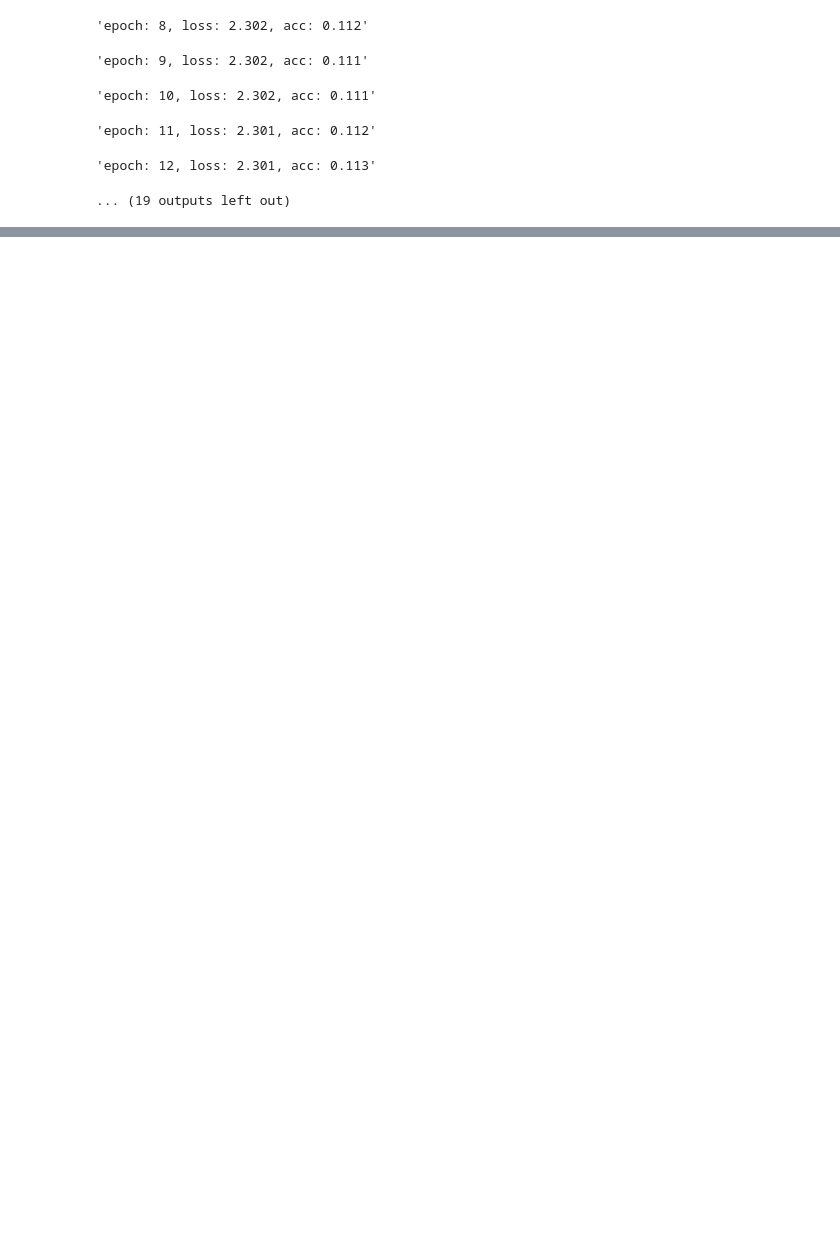
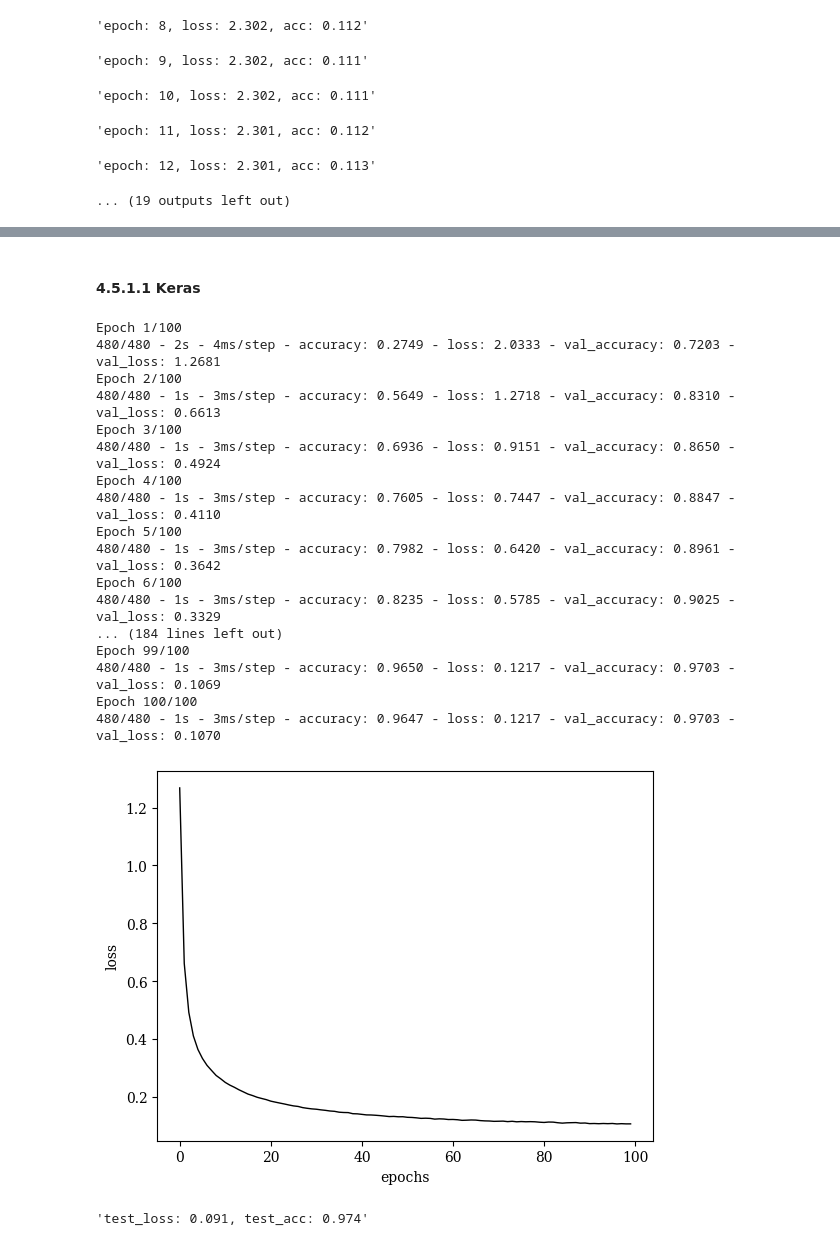
Before and after one commit to KaitoShioya/deeplearning-keras-tf2-torch, a Jupyter notebook: hunds_on/chapter4.ipynb, the cells around one changed output, grey strips where cells are left out. Cells and saved outputs as stored; diff of their text form; code cells hidden in the pictures; blank space fills up the shorter version.

```diff
--- a/hunds_on/chapter4.ipynb
+++ b/hunds_on/chapter4.ipynb
@@ -693,0 +1018,2 @@ display(f"test_loss: {test_loss:.3f}, test_acc: {test_acc:.3f}")
+# %% [markdown]
+#### 4.5.1.1 Keras
@@ -693,0 +1028,77 @@ display(f"test_loss: {test_loss:.3f}, test_acc: {test_acc:.3f}")
+# %%
+"""
+1. データの準備
+"""
+
+mnist = datasets.mnist
+(x_train, t_train), (x_test, t_test) = mnist.load_data()
+
+x_train = (x_train.reshape(-1, 784) / 225).astype(np.float32)
+x_test = (x_test.reshape(-1, 784) / 225).astype(np.float32)
+
+# 訓練データ:検証データ=8:2に分割
+x_train, x_val, t_train, t_val = train_test_split(x_train, t_train, test_size=0.2)
+
+
+"""
+2. モデルの構築
+"""
+model = Sequential()
+model.add(Dense(200, activation="relu"))
+model.add(Dropout(0.5))
+model.add(Dense(200, activation="relu"))
+model.add(Dropout(0.5))
+model.add(Dense(200, activation="relu"))
+model.add(Dropout(0.5))
+model.add(Dense(10, activation="softmax"))
+
+"""
+3. モデルの学習
+"""
+model.compile(
+    optimizer="sgd", loss="sparse_categorical_crossentropy", metrics=["accuracy"]
+)
+hist = model.fit(
+    x_train,
+    t_train,
+    epochs=100,
+    batch_size=100,
+    verbose=2,
+    validation_data=(x_val, t_val),
+)
+
+"""
+4. モデルの評価
+"""
+# 検証データの誤差の可視化
+val_loss = hist.history["val_loss"]  # 誤差の履歴
+fig = plt.figure()  # 描画領域を用意
+plt.rc("font", family="serif")  # フォント設定
+plt.plot(range(len(val_loss)), val_loss, color="black", linewidth=1)  # データの描画
+plt.xlabel("epochs")  # x軸のラベルを表示
+plt.ylabel("loss")  # y軸のラベルを表示
+plt.show()  # グラフを画面に表示
+
+# てすとデータの評価
+loss, acc = model.evaluate(x_test, t_test, verbose=0)
+display(f"test_loss: {loss:.3f}, test_acc: {acc:.3f}")
+# %% [output]
+Epoch 1/100
+480/480 - 2s - 4ms/step - accuracy: 0.2749 - loss: 2.0333 - val_accuracy: 0.7203 - val_loss: 1.2681
+Epoch 2/100
+480/480 - 1s - 3ms/step - accuracy: 0.5649 - loss: 1.2718 - val_accuracy: 0.8310 - val_loss: 0.6613
+Epoch 3/100
+480/480 - 1s - 3ms/step - accuracy: 0.6936 - loss: 0.9151 - val_accuracy: 0.8650 - val_loss: 0.4924
+Epoch 4/100
+480/480 - 1s - 3ms/step - accuracy: 0.7605 - loss: 0.7447 - val_accuracy: 0.8847 - val_loss: 0.4110
+Epoch 5/100
+480/480 - 1s - 3ms/step - accuracy: 0.7982 - loss: 0.6420 - val_accuracy: 0.8961 - val_loss: 0.3642
+Epoch 6/100
+480/480 - 1s - 3ms/step - accuracy: 0.8235 - loss: 0.5785 - val_accuracy: 0.9025 - val_loss: 0.3329
+... (184 lines left out)
+Epoch 99/100
+480/480 - 1s - 3ms/step - accuracy: 0.9650 - loss: 0.1217 - val_accuracy: 0.9703 - val_loss: 0.1069
+Epoch 100/100
+480/480 - 1s - 3ms/step - accuracy: 0.9647 - loss: 0.1217 - val_accuracy: 0.9703 - val_loss: 0.1070
+[figure, added]
+'test_loss: 0.091, test_acc: 0.974'
```
Also changed, not shown: parts of 25 cells of this notebook.
